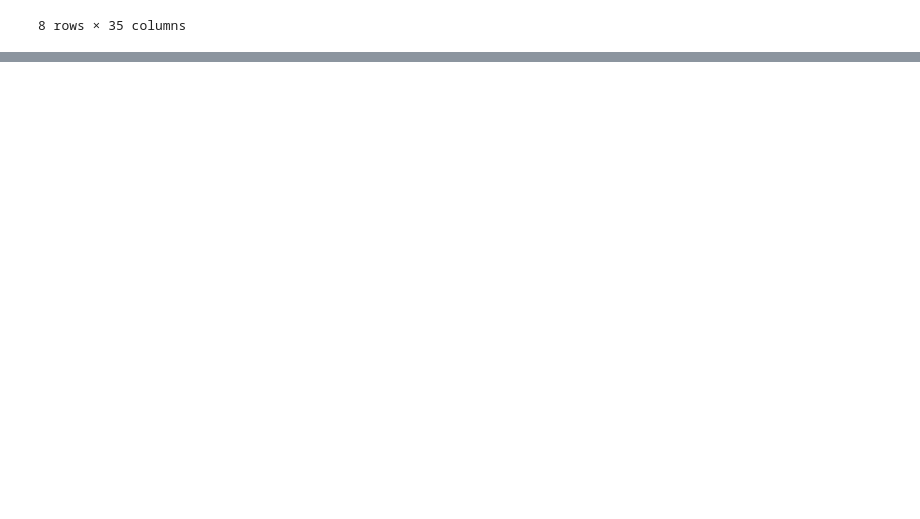
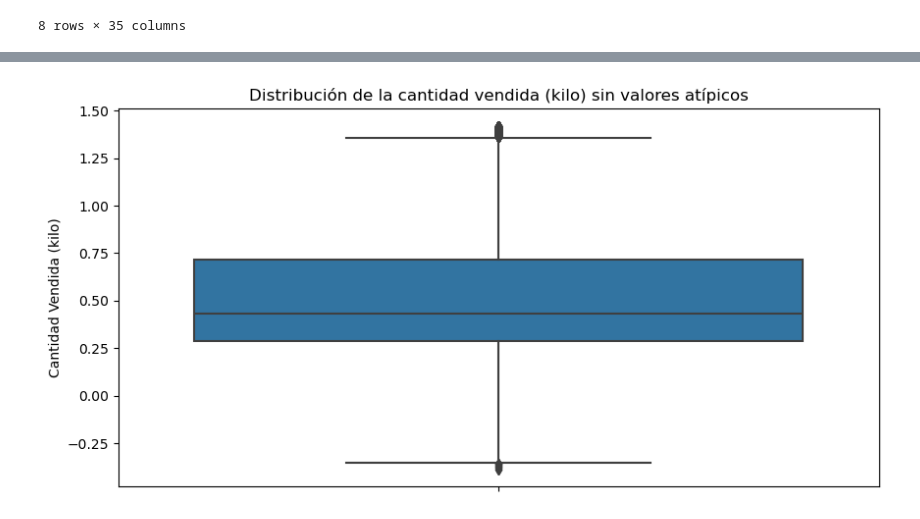
Before and after one commit to jairojaenz/Analisis-exploratorio-de-datos, a Jupyter notebook: Semana9_Guia#4/guia#4.ipynb, the cells around one changed output, grey strips where cells are left out. Saved outputs shown, nothing was run; the diff lists cells and outputs as text; code cells hidden in the pictures; blank space fills up the shorter version.

```diff
--- a/Semana9_Guia#4/guia#4.ipynb
+++ b/Semana9_Guia#4/guia#4.ipynb
@@ -478,0 +839,10 @@ medias_mensuales_por_estacion(56)
+# %%
+# c. Distribución de la cantidad vendida (kilo)
+# resolución de la parte analítica
+Q1 = df_unificado['Cantidad Vendida (kilo)'].quantile(0.25)
+Q3 = df_unificado['Cantidad Vendida (kilo)'].quantile(0.75)
+IQR = Q3 - Q1
+mascara_inferior = df_unificado['Cantidad Vendida (kilo)'] < (Q1 - 1.5 * IQR)
+mascara_superior = df_unificado['Cantidad Vendida (kilo)'] > (Q3 + 1.5 * IQR)
+cantidad_vendida = df_unificado[~(mascara_inferior | mascara_superior)]
+cantidad_vendida
@@ -478,0 +865,9 @@ medias_mensuales_por_estacion(56)
+# %%
+# resolución de la parte visual
+rcParams['figure.figsize'] = 10, 5
+sns.boxplot(data=cantidad_vendida, y='Cantidad Vendida (kilo)')
+plt.title('Distribución de la cantidad vendida (kilo) sin valores atípicos')
+plt.ylabel('Cantidad Vendida (kilo)')
+plt.show()
+# %% [output]
+[figure, added]
```
Also changed, not shown: parts of 78 cells of this notebook, 3 other files.
